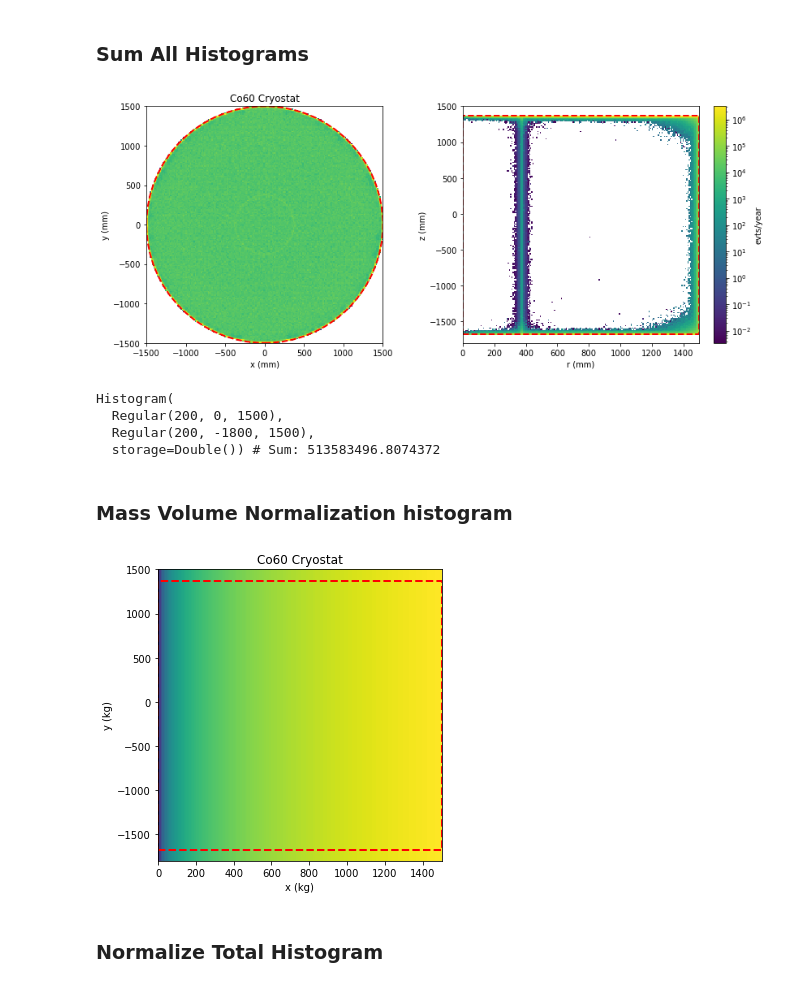
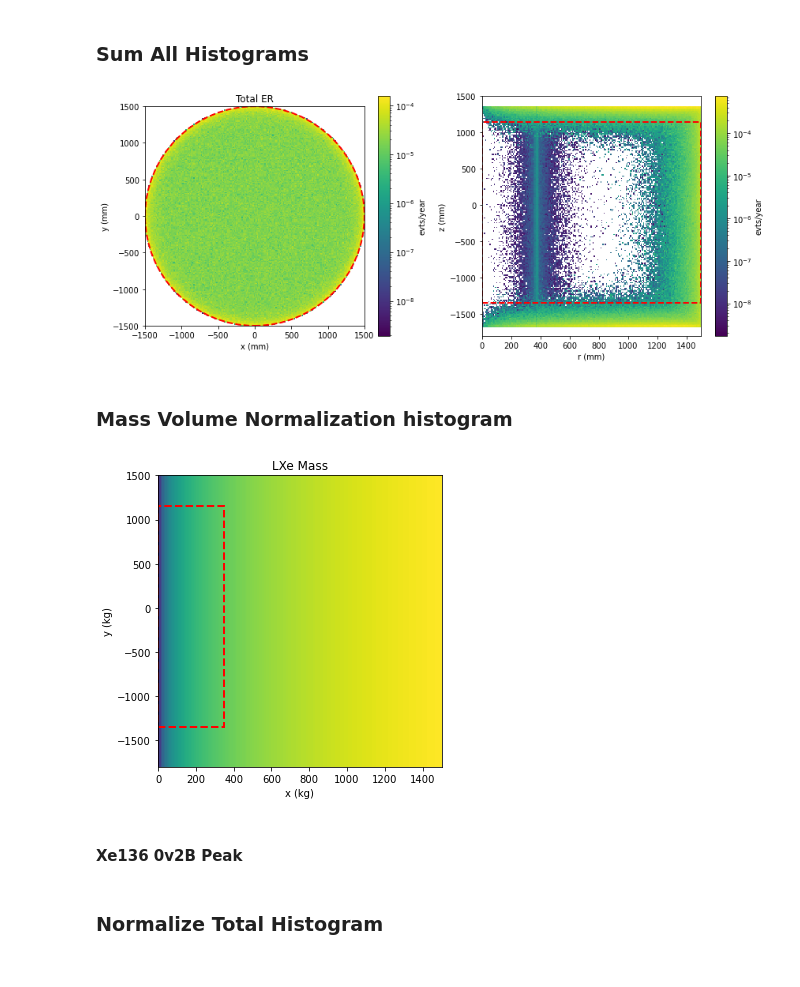
Before and after one commit to jpienaar13/HermeticTPC, a Jupyter notebook: analysis/02_WIS_HTPC_Energy_Spectra.ipynb, the cells around one changed output. Saved outputs shown, nothing was run; the diff lists cells and outputs as text; code cells hidden in the pictures.

Commit message:
Updated for Energy spectra

```diff
--- a/analysis/02_WIS_HTPC_Energy_Spectra.ipynb
+++ b/analysis/02_WIS_HTPC_Energy_Spectra.ipynb
@@ -44,5 +40,5 @@ mass_dict = {'PMT': 2240, 'Sapphire': 45, 'PTFE':200, 'Cryostat': 4000}
 # %%
-# Assumed thsi number is tracked. Best to get info directly from files later.
-num_primaries_perfile = {'PMT': 250000, 'PTFE': 250000, 'Cryostat': 250000, 'Sapphire': 250000}
+# Assumed this number is tracked. Best to get info directly from files later.
+num_primaries_perfile = {'PMT': 250000, 'Teflon': 250000, 'Cryostat': 250000, 'Sapphire': 250000, 'Copper': 250000}
 # %%
 #Combine Mass and Activity dicts to determine Scaling Factors
@@ -87,14 +84,13 @@ def select_events_in_roi(df, fv_z, fv_radius, energy_range=(4, 50)):
 file_prefix = ''
 fv_x = 500  # mm
 fv_z = (-800, 800)  # mm
-max_index=1500
+max_index=100
 
 for isotope in ['U238', 'Th232', 'Co60']:
     for key, volume in act_dict.items():
         all_dfs = []
 
         # Search for all files matching the pattern for this key + isotope
-        #file_pattern = f'/storage/xenon/jacquesp/hermeticTPC/{key}_{isotope}_*.parquet'
         file_pattern = f'/storage/xenon/nadavh/hermeticTPC/BigStats_01/{key}/{isotope}/{key}_{isotope}_*_s10mm.parquet'
         matched_files_n = sorted(glob.glob(file_pattern))
         file_pattern = f'/storage/xenon/jacquesp/hermeticTPC/BigStats_01/{key}/{isotope}/{key}_{isotope}_*_s10mm.parquet'
@@ -112,11 +108,14 @@ for isotope in ['U238', 'Th232', 'Co60']:
                     continue
 
                 # Load and collect DataFrame
-                iso_vol_df = pd.read_parquet(filepath)
+                try:
+                    iso_vol_df = pd.read_parquet(filepath)
 
-                #Find Single Scatters
-                iso_vol_df = iso_vol_df[iso_vol_df['nclusters']==1]
-                all_dfs.append(iso_vol_df)
+                    #Find Single Scatters
+                    iso_vol_df = iso_vol_df[iso_vol_df['nclusters']==1]
+                    all_dfs.append(iso_vol_df)
+                except:
+                    continue
 
             else:
                 print(f"Skipping file (name format doesn't match): {filename}")
@@ -150,7 +149,6 @@ for isotope in ['U238', 'Th232', 'Co60']:
     fig.colorbar(hxy[3], label="Counts")
     fig.colorbar(hyz[3], label="Counts")
     fig.tight_layout()
-
     plt.show()
 
 
@@ -399,47 +413,57 @@ for material, mat_data in estimates.items():
     for isotope, iso_data in mat_data.items():
         try:
             h_xy_total
         except NameError:
-            h_xy_total = iso_data["h_xy_ss_energy"].copy()
+            h_xy_total = iso_data["h_xy_ss_e"].copy()
             h_xy_total.reset()
         try:
             h_rz_total
         except:
-            h_rz_total = iso_data["h_rz_ss_energy"].copy()
+            h_rz_total = iso_data["h_rz_ss_e"].copy()
             h_rz_total.reset()
 
-        h_xy_total += iso_data["h_xy_ss_energy"]*iso_data['scale_factor']
-        h_rz_total += iso_data["h_rz_ss_energy"]*iso_data['scale_factor']
+        h_xy_total += iso_data["h_xy_ss_e"]*iso_data['scale_factor']
+        h_rz_total += iso_data["h_rz_ss_e"]*iso_data['scale_factor']
+
+h_xy = h_xy_total.project(0, 1)
+h_rz = h_rz_total.project(0, 1)
+
+vals_xy = h_xy.values().T * iso_data["scale_factor"]
+vals_rz = h_rz.values().T * iso_data["scale_factor"]
+
+vals_xy = np.where(vals_xy > 0, vals_xy, np.nan)
+vals_rz = np.where(vals_rz > 0, vals_rz, np.nan)
 
 fig, (ax1, ax2) = plt.subplots(nrows=1, ncols=2, figsize=(12,5))
 
-pcm1 = ax1.pcolormesh(*h_xy_total.axes.edges.T, h_xy_total.values().T, norm=matplotlib.colors.LogNorm())
+pcm1 = ax1.pcolormesh(
+    *h_xy.axes.edges.T,
+    vals_xy,
+    norm=matplotlib.colors.LogNorm()
+)
 ax1.add_patch(plt.Circle((0, 0), fv_radius, color='red', fill=False, linestyle='--', linewidth=2, label='Fiducial Volume'))
 
 ax1.set_title("Total ER")
 ax1.set_xlabel("x (mm)")
 ax1.set_ylabel("y (mm)")
 ax1.set_aspect('equal', adjustable='box')
 
-pcm1 = ax2.pcolormesh(*h_rz_total.axes.edges.T, h_rz_total.values().T, norm=matplotlib.colors.LogNorm())
+pcm2 = ax2.pcolormesh(
+    *h_rz.axes.edges.T,
+    vals_rz,
+    norm=matplotlib.colors.LogNorm()
+)
 ax2.add_patch(plt.Rectangle((-0, fv_z[0]), fv_radius, fv_z[1]-fv_z[0], color='red', fill=False, linestyle='--', linewidth=2))
 
 ax2.set_xlabel("r (mm)")
 ax2.set_ylabel("z (mm)")
 
 plt.colorbar(pcm1, label="evts/year")
 plt.colorbar(pcm2, label="evts/year")
 fig.tight_layout()
 plt.show()
 # %% [output]
-[figure, old version]
+[figure, new version]
-# %%
-h_rz_total
-# %% [output]
-Histogram(
-  Regular(200, 0, 1500),
-  Regular(200, -1800, 1500),
-  storage=Double()) # Sum: 513583496.8074372
 # %% [markdown]
 ### Mass Volume Normalization histogram
 # %%
@@ -455,17 +479,20 @@ volumes = np.pi * dr2[:, np.newaxis] * dz
 
 h_vol.view()[:] = volumes*LXe['density']/1e9 #(1e6  to convert to tonne)
 # %%
+### To Do: Set Sapphire Bins to 0 mass
 fig, (ax2) = plt.subplots(nrows=1, ncols=1, figsize=(5,5))
 
 pcm1 = ax2.pcolormesh(*h_vol.axes.edges.T, h_vol.values().T, norm=matplotlib.colors.LogNorm())
-ax2.add_patch(plt.Rectangle((-0, fv_z[0]), fv_radius, fv_z[1]-fv_z[0], color='red', fill=False, linestyle='--', linewidth=2))
+ax2.add_patch(plt.Rectangle((-0, fv_z[0]), fv_r, fv_z[1]-fv_z[0], color='red', fill=False, linestyle='--', linewidth=2))
 
-ax2.set_title(f"{material} {isotope}")
-ax2.set_xlabel("x (kg)")
-ax2.set_ylabel("y (kg)")
+ax2.set_title("LXe Mass")
+ax2.set_xlabel("R (cm)")
+ax2.set_ylabel("Z (cm)")
 
 plt.colorbar(pcm2, label="mass")
 fig.tight_layout()
 plt.show()
 # %% [output]
-[figure, old version]
+[figure, new version]
+# %% [markdown]
+#### Xe136 0v2B Peak
```
Also changed, not shown: parts of 16 cells of this notebook, 1 other file.
